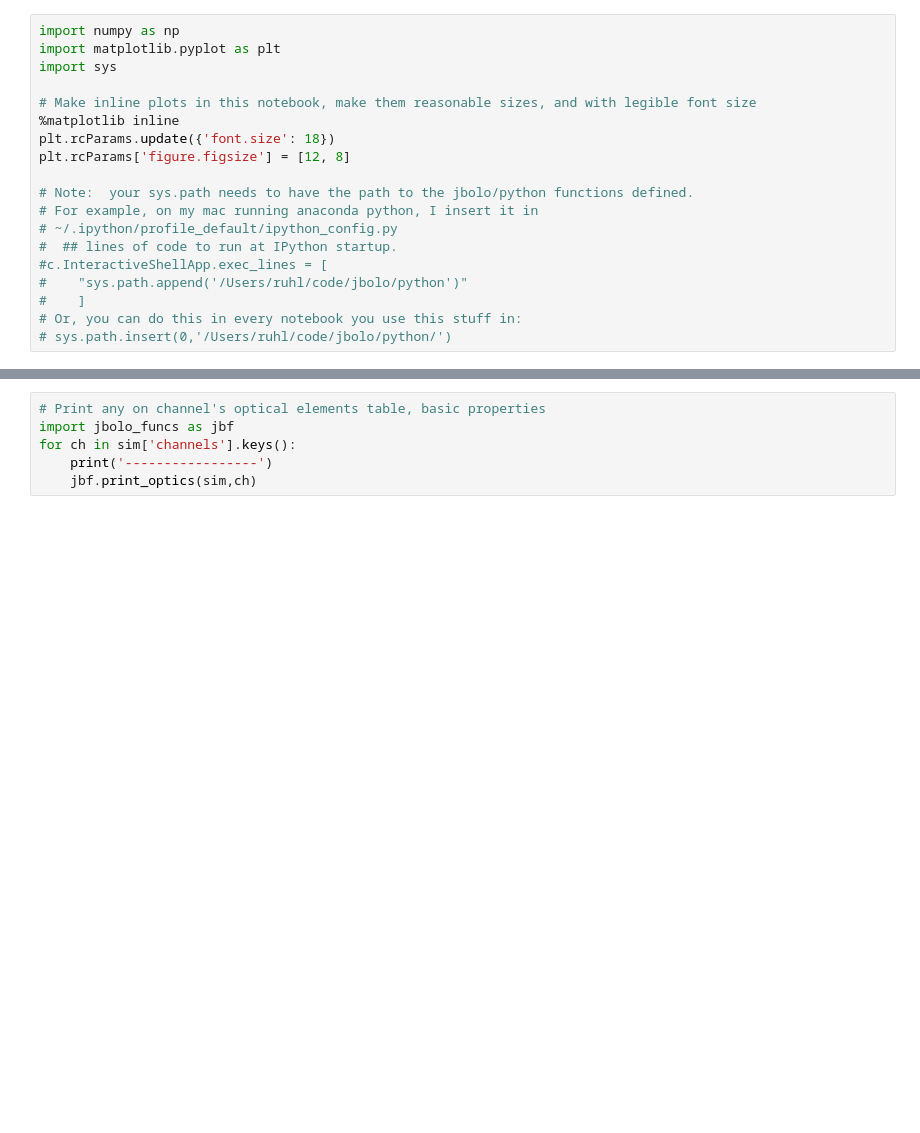
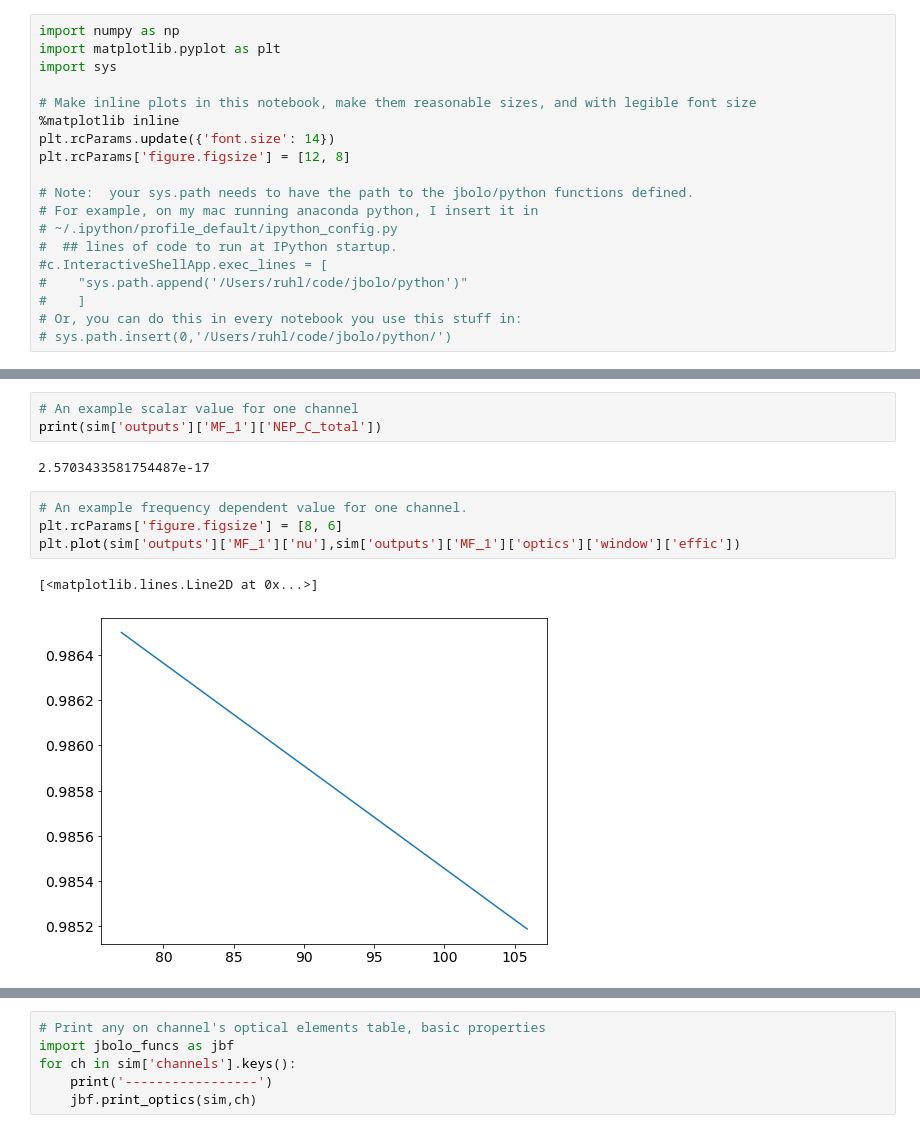
Before and after one commit to JohnRuhl/jbolo, a Jupyter notebook: Jbolo_nb.ipynb, the cells around one changed output, grey strips where cells are left out. Drawn from its saved outputs; the diff is of its cells as text; blank space fills up the shorter version.

```diff
--- a/Jbolo_nb.ipynb
+++ b/Jbolo_nb.ipynb
@@ -5,7 +12,7 @@ import sys
 
 # Make inline plots in this notebook, make them reasonable sizes, and with legible font size
 %matplotlib inline
-plt.rcParams.update({'font.size': 18})
+plt.rcParams.update({'font.size': 14})
 plt.rcParams['figure.figsize'] = [12, 8]
 
 # Note:  your sys.path needs to have the path to the jbolo/python functions defined.
@@ -55,0 +113,12 @@ SAT_LFMF_20220216.yaml       test.yaml
+# %%
+# An example scalar value for one channel
+print(sim['outputs']['MF_1']['NEP_C_total'])
+# %% [output]
+2.5703433581754487e-17
+# %%
+# An example frequency dependent value for one channel.
+plt.rcParams['figure.figsize'] = [8, 6]
+plt.plot(sim['outputs']['MF_1']['nu'],sim['outputs']['MF_1']['optics']['window']['effic'])
+# %% [output]
+[<matplotlib.lines.Line2D at 0x...>]
+[figure, added]
```
Also changed, not shown: parts of 23 cells of this notebook, 4 other files.
